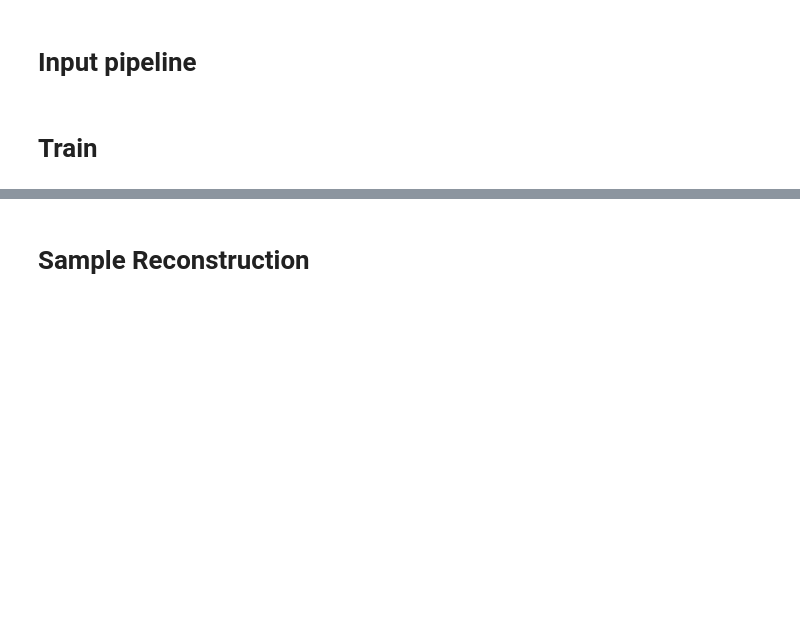
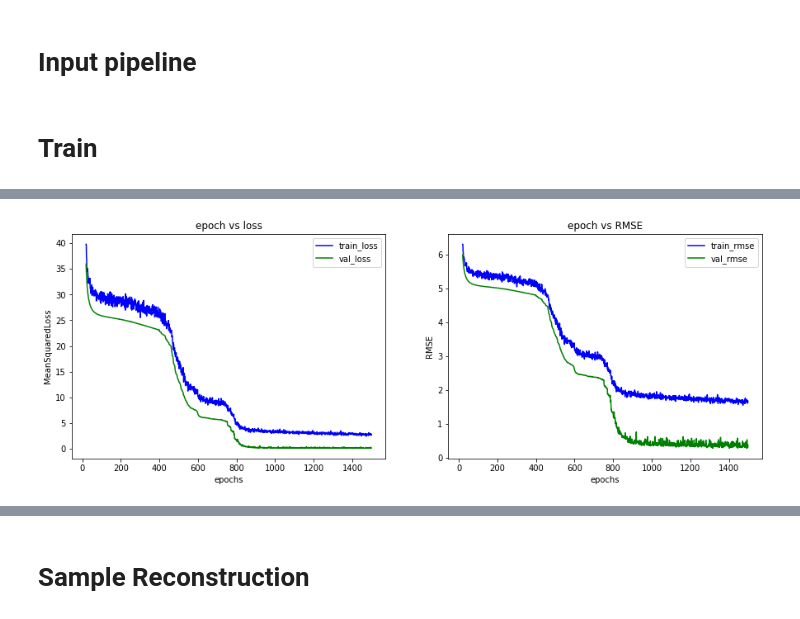
Before and after one commit to shreeprasadbhat/mtech-thesis, a Jupyter notebook: project-1/src/04_Train_RNN_BNN.ipynb, the cells around one changed output, grey strips where cells are left out. Saved outputs shown, nothing was run; the diff lists cells and outputs as text; code cells hidden in the pictures; blank space fills up the shorter version.

```diff
--- a/project-1/src/04_Train_RNN_BNN.ipynb
+++ b/project-1/src/04_Train_RNN_BNN.ipynb
@@ -23,13 +15,13 @@ To enable them in other operations, rebuild TensorFlow with the appropriate comp
 train_dataset = (
     tf.data.Dataset.from_tensor_slices((z_train,mu_train))
     #.shuffle(TRAIN_LENGTH, reshuffle_each_iteration=True)
-    .batch(BATCH_SIZE, drop_remainder=True)
+    .batch(BATCH_SIZE, drop_remainder=False)
 );
 
 #test_dataset = tf.data.Dataset.from_tensor_slices((z_test,mu_test)).batch(BATCH_SIZE);
 val_dataset = (
     tf.data.Dataset.from_tensor_slices((z_val,mu_val))
-    .batch(BATCH_SIZE, drop_remainder=True)
+    .batch(BATCH_SIZE, drop_remainder=False)
 );
 # %% [markdown]
 # Train
@@ -109,3 +110,36 @@ plt.show()
+# %%
+# plot epoch vs loss, epoch vs RMSE
+plt.figure(figsize=(15,5))
+
+epochs = len(model_history.history['loss'])
+
+plt.subplot(1,2,1)
+plt.plot(np.arange(20,1500,1),
+         model_history.history['loss'][20:1500],
+         '-', label='train_loss', color='b')
+plt.plot(np.arange(20,1500,1),
+         model_history.history['val_loss'][20:1500],
+         '-', label='val_loss', color='g')
+plt.xlabel('epochs')
+plt.ylabel('MeanSquaredLoss')
+plt.title('epoch vs loss')
+plt.legend()
+
+plt.subplot(1,2,2)
+plt.plot(np.arange(20,1500,1),
+         model_history.history['root_mean_squared_error'][20:1500],
+         '-', label='train_rmse', color='b')
+plt.plot(np.arange(20,1500,1),
+         model_history.history['val_root_mean_squared_error'][20:1500],
+         '-', label='val_rmse', color='g')
+plt.xlabel('epochs')
+plt.ylabel('RMSE')
+plt.title('epoch vs RMSE')
+plt.legend()
+plt.savefig(os.path.join(out_dir,'05_1_epoch_vs_loss.png'))
+plt.show()
+# %% [output]
+[figure, added]
 # %%
 # plot epoch vs loss, epoch vs RMSE
 plt.figure(figsize=(15,5))
```
Also changed, not shown: parts of 11 cells of this notebook, 10 other files.
